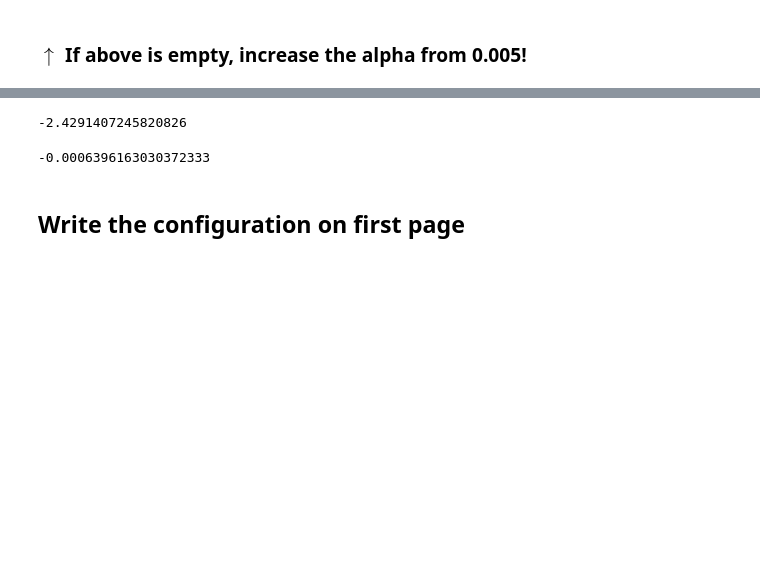
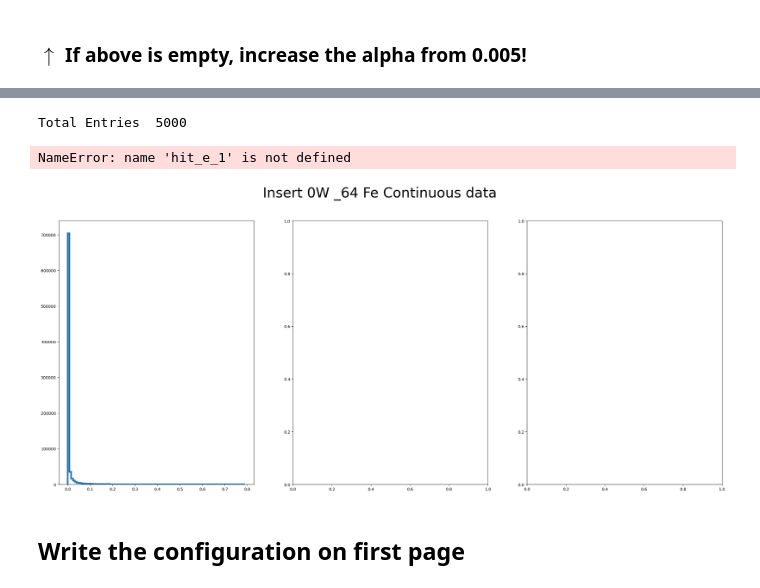
Before and after one commit to eiccodesign/regressiononly, a Jupyter notebook: notebooks/hitQA.ipynb, the cells around one changed output, grey strips where cells are left out. Drawn from its saved outputs; the diff is of its cells as text; code cells hidden in the pictures; blank space fills up the shorter version.

```diff
--- a/notebooks/hitQA.ipynb
+++ b/notebooks/hitQA.ipynb
@@ -758,11 +420,0 @@ Total Entries  6000
-# %%
-mean=np.mean(ak.flatten(hit_e))
-std=np.std(ak.flatten(hit_e))
-print(np.log10(mean), np.log10)
-print
-# %% [output]
--2.4291407245820826
-# %%
-10**-2.50 - 10**-2.42
-# %% [output]
--0.0006396163030372333
@@ -768,0 +594,6 @@ print
+# %%
+
+hit_e, posx, posy, posz, genPx, genPy, gen_energy, theta, cluster_sum_total, cluster_sum_hcal, cluster_sum_ecal=\
+read_start_stop_local(file_path, detector, NumEvents=-1, include_ecal=include_ecal)
+# %% [output]
+Total Entries  5000
@@ -769,3 +605,32 @@ print
+# %%
+fig6, ax6 = plt.subplots(nrows=1, ncols=3, figsize=(30, 12))
+fig6.suptitle("Insert 0W _64 Fe Continuous data", fontsize=35)
+
+ax6[0].hist(ak.flatten(hit_e), bins=100, histtype='step', label='insert', linewidth=4)
+ax6[0].hist(ak.flatten(hit_e_1*0.03), bins=100, histtype='step', label='ECAL', linewidth=4)
+ax6[0].yaxis.set_tick_params(labelsize=30)
+ax6[0].xaxis.set_tick_params(labelsize=30)
+ax6[0].set_xlabel("Hit Energy [GeV]", fontsize=30)
+ax6[0].set_yscale('log')
+ax6[0].legend(fontsize=30)
+
+ax6[1].hist(gen_energy, bins=100)
+ax6[1].set_xlabel("$E_{Truth}$  [GeV]", fontsize=40)
+ax6[1].yaxis.set_tick_params(labelsize=30)
+ax6[1].xaxis.set_tick_params(labelsize=30)
+ax6[1].set_yscale('log')
+
+ax6[2].yaxis.set_tick_params(labelsize=30)
+ax6[2].xaxis.set_tick_params(labelsize=30)
+ax6[2].hist(cluster_sum_total,   bins=50, label='insert', histtype='step', linewidth=4)
+ax6[2].hist(cluster_sum_total_1, bins=50, label='ECAL', histtype='step', linewidth=4)
+ax6[2].set_xlabel("Cluster Sum  [GeV]", fontsize=30)
+ax6[2].set_xlabel("Cluster Sum  [GeV]", fontsize=30)
+ax6[2].set_yscale('log')
+ax6[2].legend(fontsize=30)
+# %% [output]
+NameError: name 'hit_e_1' is not defined
+[figure, added]
 # %% [markdown]
 ## Write the configuration on first page
 # %%
```
Also changed, not shown: parts of 19 cells of this notebook, 14 other files.
